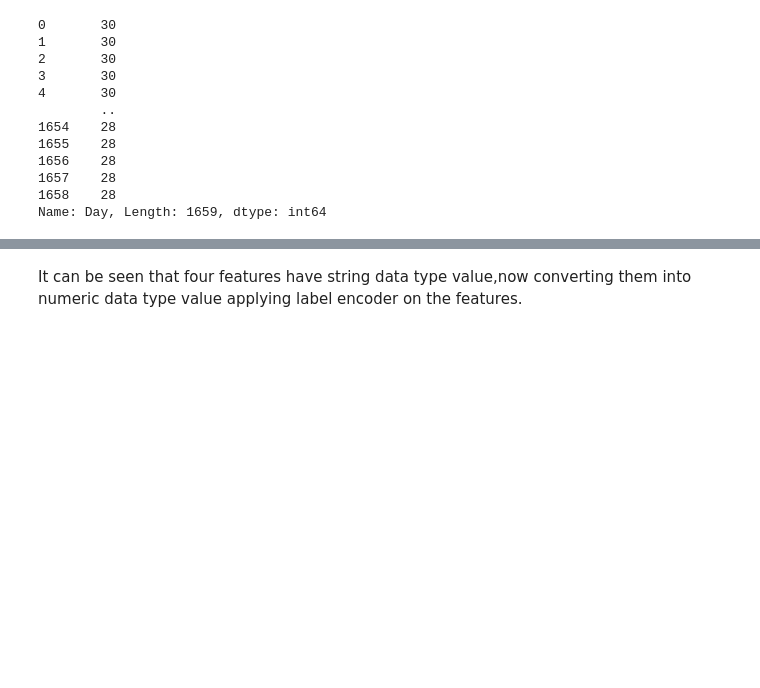
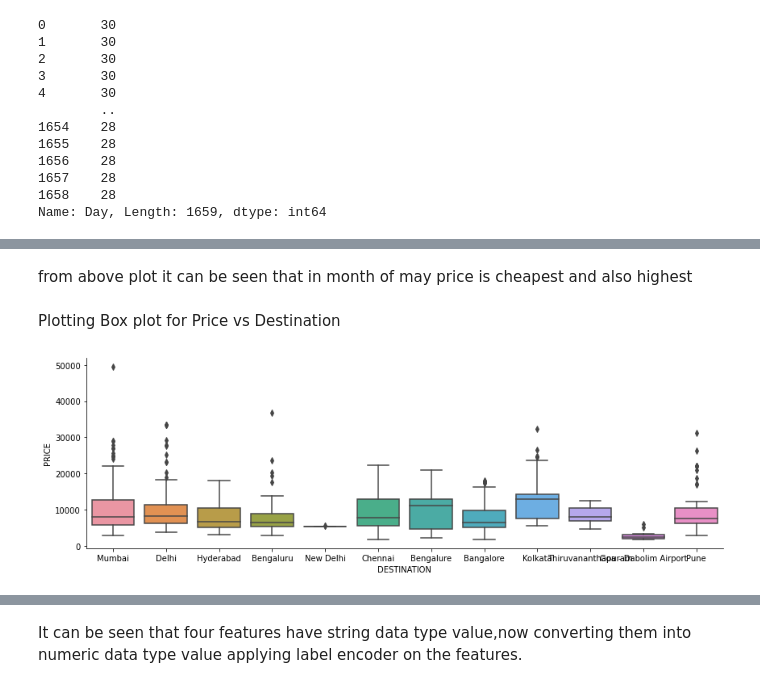
Before and after one commit to Ravi-Bajpai/Internship, a Jupyter notebook: airticket fare prediction/flight price predictionairticket -1.ipynb, the cells around one changed output, grey strips where cells are left out. Cells and saved outputs as stored; diff of their text form; code cells hidden in the pictures; blank space fills up the shorter version.

```diff
--- a/airticket fare prediction/flight price predictionairticket -1.ipynb
+++ b/airticket fare prediction/flight price predictionairticket -1.ipynb
@@ -270,0 +287,9 @@ Name: Day, Length: 1659, dtype: int64
+# %% [markdown]
+from above plot it can be seen that in month of may price is cheapest and also highest
+# %% [markdown]
+Plotting Box plot for Price vs Destination
+# %%
+sns.catplot(y = "PRICE", x = "DESTINATION", data = data, kind="box", height = 4, aspect = 3)
+plt.show()
+# %% [output]
+[figure, added]
```
Also changed, not shown: parts of 20 cells of this notebook.
